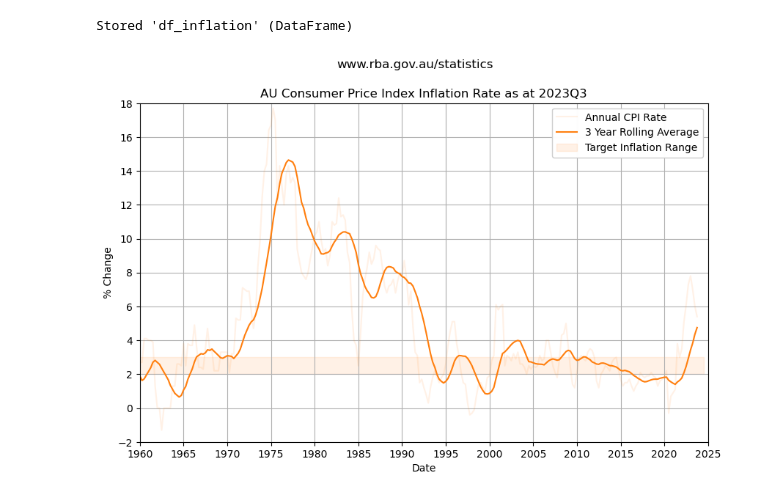
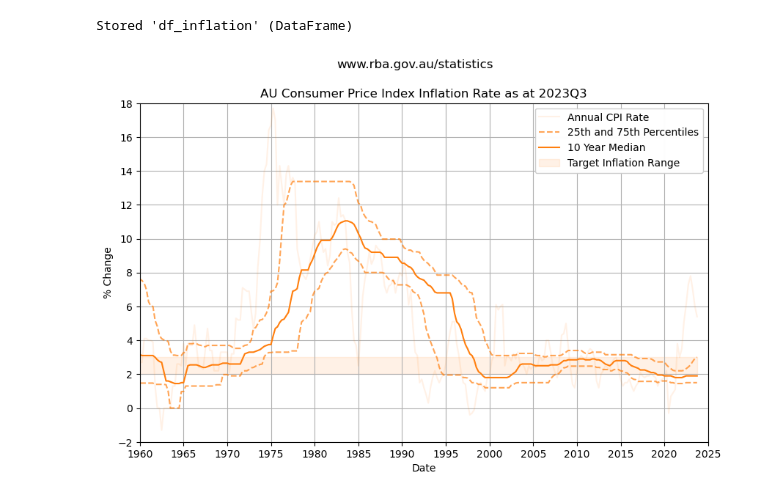
Before and after one commit to mikejonestechno/investment-analytics, a Jupyter notebook: notebooks/inflation.ipynb, the cells around one changed output. Saved outputs shown, nothing was run; the diff lists cells and outputs as text; code cells hidden in the pictures.

```diff
--- a/notebooks/inflation.ipynb
+++ b/notebooks/inflation.ipynb
@@ -88,7 +91,3 @@ plt.grid(True)
 plt.show()
 # %% [output]
 [figure]
-# %%
-# 4 quarters per year * 3 years = 12 quarters
-df_inflation['3_yr_rolling'] = df_inflation['GCPIAGYP'].rolling(window=12, min_periods=12).mean()
-df_inflation.tail()
@@ -103,0 +94,31 @@ df_inflation.tail()
+# %%
+quantile_lower = 0.25
+quantile_median = 0.5
+quantile_upper = 0.75
+multi_year = 10
+periods_per_year = 4
+
+YoY = df_inflation['GCPIAGYP']
+# Calculate the lower and upper percentile over the previous 1 year
+df_inflation['YoY_lower'] = YoY.rolling(window=periods_per_year).quantile(quantile_lower)
+df_inflation['YoY_median'] = YoY.rolling(window=periods_per_year).quantile(quantile_median)
+df_inflation['YoY_upper'] = YoY.rolling(window=periods_per_year).quantile(quantile_upper)
+
+# Add multi-year
+df_inflation['MY_lower'] = YoY.rolling(window=(periods_per_year*multi_year)).quantile(quantile_lower)
+df_inflation['MY_median'] = YoY.rolling(window=(periods_per_year*multi_year)).quantile(quantile_median)
+df_inflation['MY_upper'] = YoY.rolling(window=(periods_per_year*multi_year)).quantile(quantile_upper)
+
+# Add multi-year
+df_inflation['MY3_lower'] = YoY.rolling(window=(periods_per_year*multi_year*3)).quantile(quantile_lower)
+df_inflation['MY3_median'] = YoY.rolling(window=(periods_per_year*multi_year*3)).quantile(quantile_median)
+df_inflation['MY3_upper'] = YoY.rolling(window=(periods_per_year*multi_year*3)).quantile(quantile_upper)
+
+print('Over the last ' + str(multi_year) + ' years')
+print('25th percentile YoY change is ' + str(df_inflation['MY_lower'].iloc[-1].round(2)) + '%')
+print('50th percentile YoY change is ' + str(df_inflation['MY_median'].iloc[-1].round(2)) + '%')
+print('75th percentile YoY change is ' + str(df_inflation['MY_upper'].iloc[-1].round(2)) + '%')
+print('\nOver the last ' + str(multi_year*3) + ' years')
+print('25th percentile YoY change is ' + str(df_inflation['MY3_lower'].iloc[-1].round(2)) + '%')
+print('50th percentile YoY change is ' + str(df_inflation['MY3_median'].iloc[-1].round(2)) + '%')
+print('75th percentile YoY change is ' + str(df_inflation['MY3_upper'].iloc[-1].round(2)) + '%')
@@ -110,32 +141,37 @@ Stored 'df_inflation' (DataFrame)
 # Rolling average chart
 plt.figure(figsize=(10, 6))
 plt.plot(df_inflation.index, df_inflation['GCPIAGYP'], label='Annual CPI Rate', color=colors[1]['color'], alpha=0.1)
-plt.plot(df_inflation.index, df_inflation['3_yr_rolling'], label='3 Year Rolling Average', color=colors[1]['color'])
+quantile_label = str(int(quantile_lower*100)) + 'th and ' + str(int(quantile_upper*100)) + 'th Percentiles'
+plt.plot(df_inflation.index, df_inflation['MY_lower'], color=colors[1]['color'], linestyle='--', alpha=0.7, label=quantile_label)
+plt.plot(df_inflation.index, df_inflation['MY_median'], color=colors[1]['color'], label=str(multi_year) + ' Year Median')
+plt.plot(df_inflation.index, df_inflation['MY_upper'], color=colors[1]['color'], linestyle='--', alpha=0.7)
 plt.xlabel('Date')
 plt.ylabel('% Change')
 plt.suptitle('www.rba.gov.au/statistics')
 plt.title('AU Consumer Price Index Inflation Rate as at ' + str(last_quarter))
 plt.ylim(bottom=bottom_limit, top=top_limit)
 plt.xlim(left=left_limit, right=pd.to_datetime('2025-01-01'))
 ax = plt.gca()  # Get the current Axes instance
 ax.xaxis.set_major_locator(mdates.YearLocator(tick_years))  # Set major ticks every x years
 ax.xaxis.set_major_formatter(mdates.DateFormatter('%Y'))  # Format major ticks as years
 ax.yaxis.set_major_locator(ticker.MultipleLocator(2))
 
 plt.grid(True)
 
 # Add a horizontal band between y=2 and y=3
 plt.fill_between(df_inflation.index, 2, 3, color=colors[1]['color'], alpha=0.1)
 # Create a Patch for the legend
 target_range = mpatches.Patch(color=colors[1]['color'], alpha=0.1, label='Target Inflation Range')
 # Get the existing legend entries
 handles, labels = ax.get_legend_handles_labels()
 # Add the patch to the existing handles
 handles.append(target_range)
 # Create the legend with the existing entries and the new patch
 legend = plt.legend(handles=handles, loc='best')
 legend.get_frame().set_facecolor('white')
 legend.get_frame().set_alpha(0.98)
+
+plt.savefig(os.path.join('..', 'pages', 'images', 'inflation.png'), bbox_inches='tight')
 plt.show()
 # %% [output]
-[figure, old version]
+[figure, new version]
```
Also changed, not shown: parts of 6 cells of this notebook, 6 other files.
